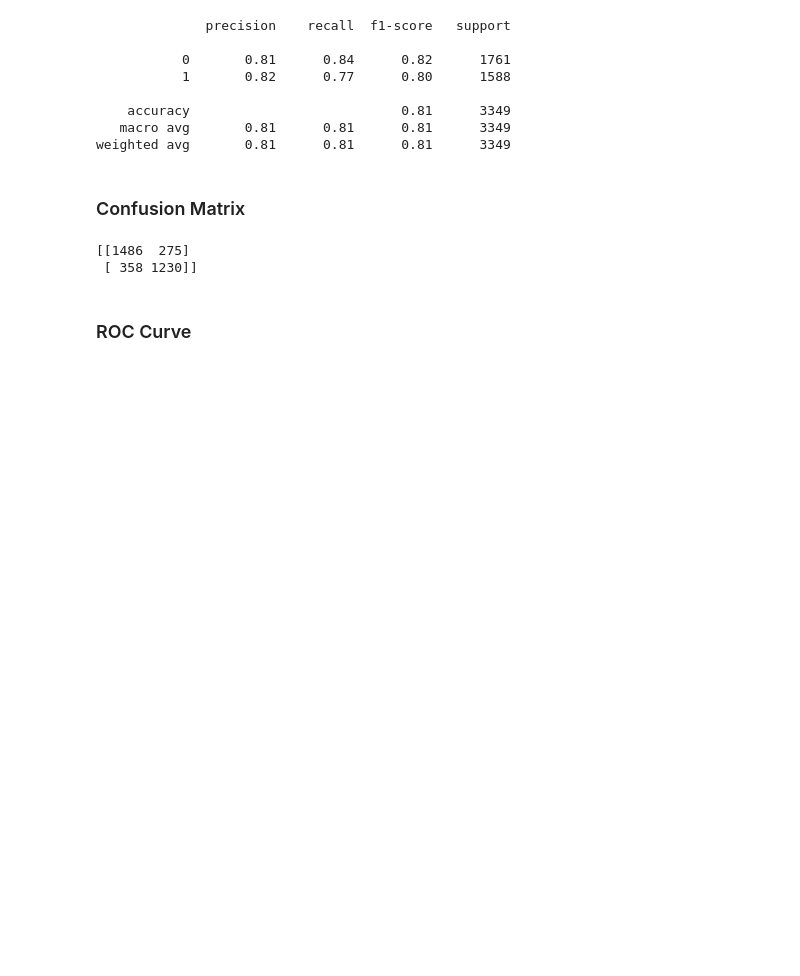
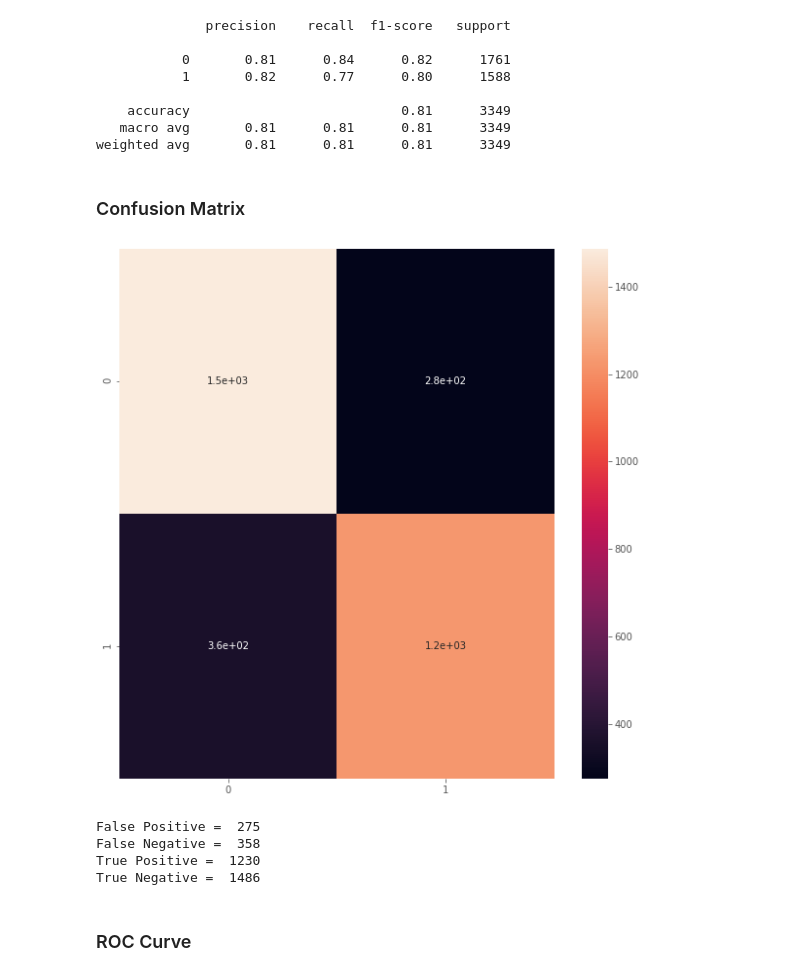
Before and after one commit to fyansyarafa/bank-marketing-classification, a Jupyter notebook: bank_marketing_classification.ipynb, the cells around one changed output. Cells and saved outputs as stored; diff of their text form; code cells hidden in the pictures; blank space fills up the shorter version.

```diff
--- a/bank_marketing_classification.ipynb
+++ b/bank_marketing_classification.ipynb
@@ -915,10 +958,21 @@ weighted avg       0.81      0.81      0.81      3349
 # %% [markdown]
 ### Confusion Matrix
 # %%
-print(confusion_matrix(y_test,predictions))
+sns.heatmap(confusion_matrix(y_test,predictions),annot=True);
 # %% [output]
-[[1486  275]
- [ 358 1230]]
+[figure, added]
+# %%
+tn, fp, fn, tp = confusion_matrix(y_test,predictions).ravel()
+
+print('False Positive = ', fp)
+print('False Negative = ', fn)
+print('True Positive = ', tp)
+print('True Negative = ', tn)
+# %% [output]
+False Positive =  275
+False Negative =  358
+True Positive =  1230
+True Negative =  1486
 # %% [markdown]
 ### ROC Curve
 # %%
```
Also changed, not shown: parts of 25 cells of this notebook.
